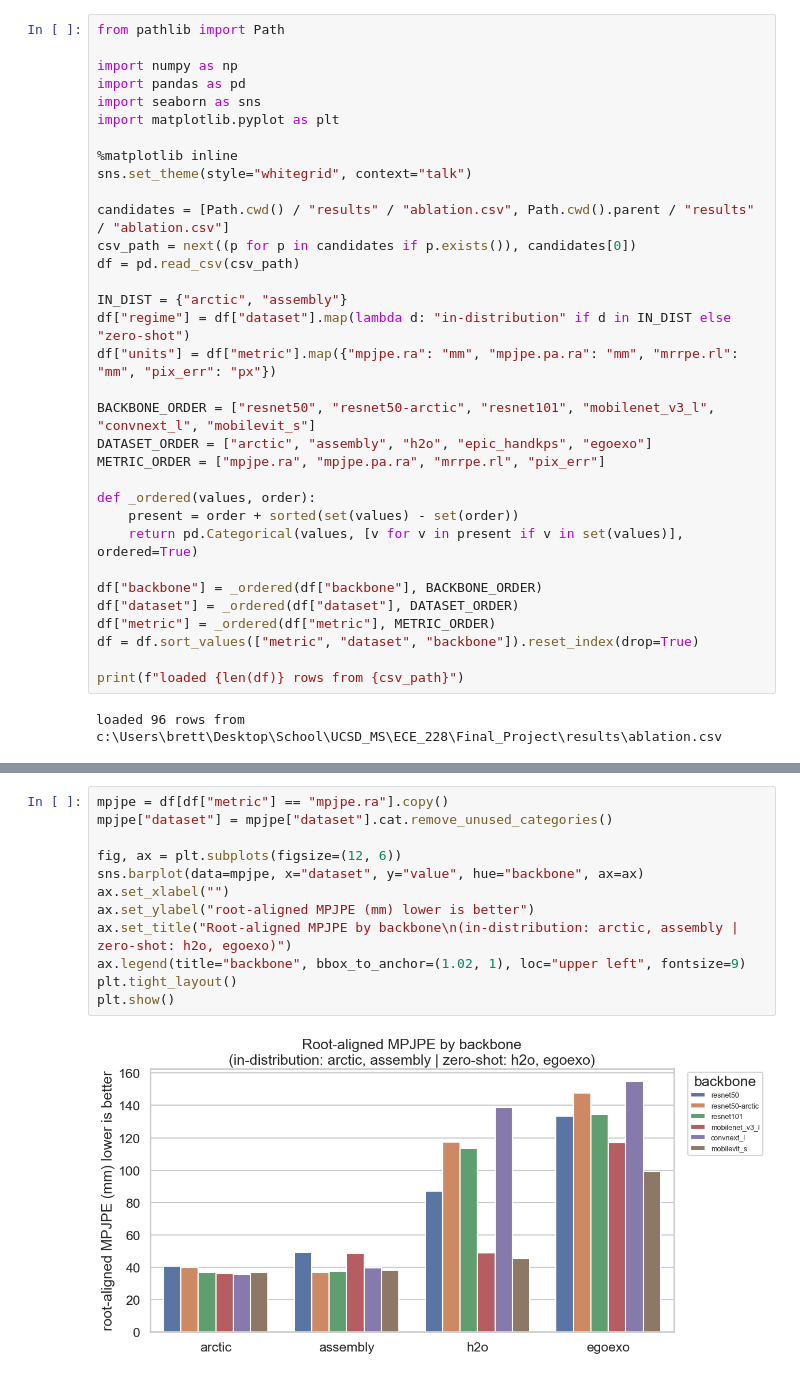
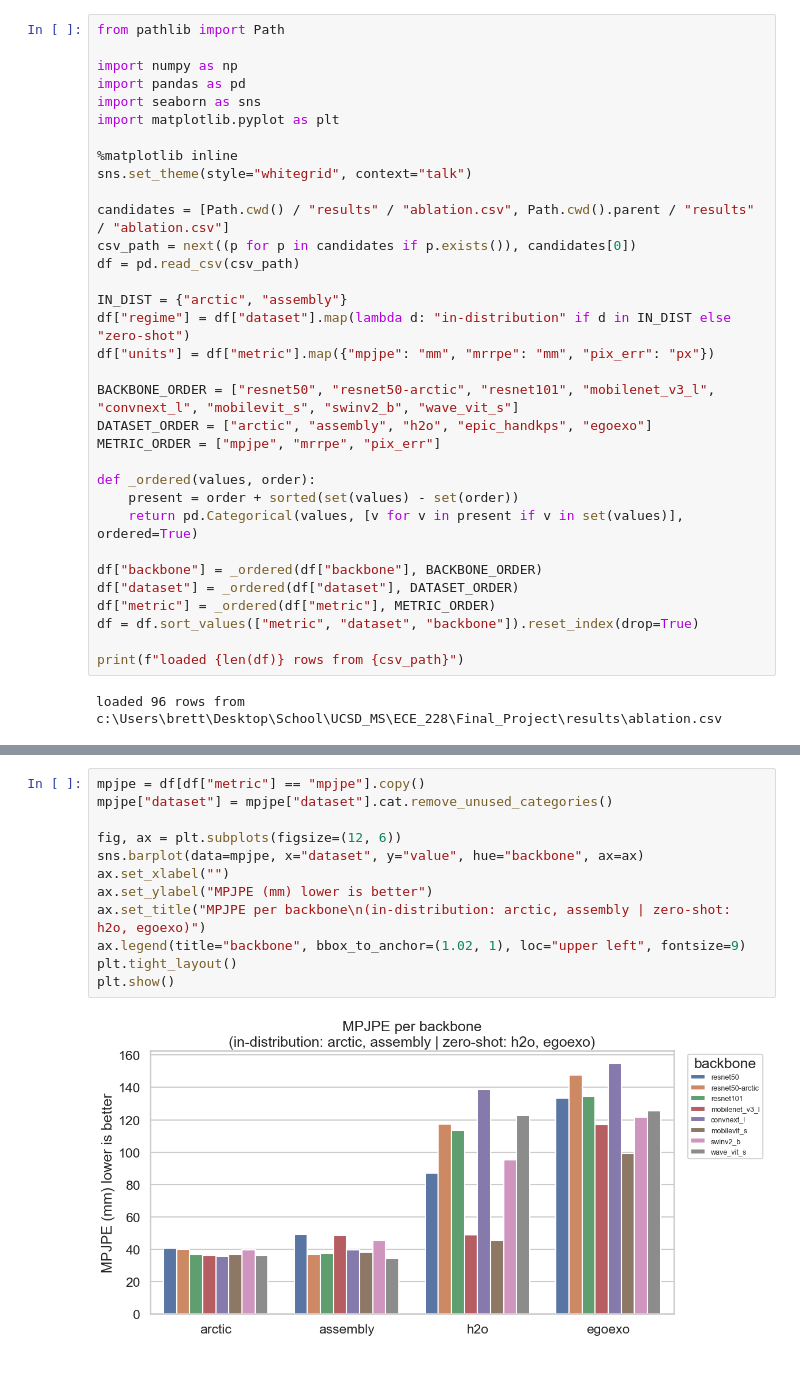
Before and after one commit to BJKin/Egocentric-3D-Hand-Pose-Estimation, a Jupyter notebook: notebooks/ablation.ipynb, the cells around one changed output, grey strips where cells are left out. Drawn from its saved outputs; the diff is of its cells as text.

```diff
--- a/notebooks/ablation.ipynb
+++ b/notebooks/ablation.ipynb
@@ -72,11 +68,11 @@ df = pd.read_csv(csv_path)
 
 IN_DIST = {"arctic", "assembly"}
 df["regime"] = df["dataset"].map(lambda d: "in-distribution" if d in IN_DIST else "zero-shot")
-df["units"] = df["metric"].map({"mpjpe.ra": "mm", "mpjpe.pa.ra": "mm", "mrrpe.rl": "mm", "pix_err": "px"})
+df["units"] = df["metric"].map({"mpjpe": "mm", "mrrpe": "mm", "pix_err": "px"})
 
-BACKBONE_ORDER = ["resnet50", "resnet50-arctic", "resnet101", "mobilenet_v3_l", "convnext_l", "mobilevit_s"]
+BACKBONE_ORDER = ["resnet50", "resnet50-arctic", "resnet101", "mobilenet_v3_l", "convnext_l", "mobilevit_s", "swinv2_b", "wave_vit_s"]
 DATASET_ORDER = ["arctic", "assembly", "h2o", "epic_handkps", "egoexo"]
-METRIC_ORDER = ["mpjpe.ra", "mpjpe.pa.ra", "mrrpe.rl", "pix_err"]
+METRIC_ORDER = ["mpjpe", "mrrpe", "pix_err"]
 
 def _ordered(values, order):
     present = order + sorted(set(values) - set(order))
@@ -125,15 +113,15 @@ Root-aligned MPJPE (mm) per backbone. This is the accuracy number that transfers
 # %%
-mpjpe = df[df["metric"] == "mpjpe.ra"].copy()
+mpjpe = df[df["metric"] == "mpjpe"].copy()
 mpjpe["dataset"] = mpjpe["dataset"].cat.remove_unused_categories()
 
 fig, ax = plt.subplots(figsize=(12, 6))
 sns.barplot(data=mpjpe, x="dataset", y="value", hue="backbone", ax=ax)
 ax.set_xlabel("")
-ax.set_ylabel("root-aligned MPJPE (mm) lower is better")
-ax.set_title("Root-aligned MPJPE by backbone\n(in-distribution: arctic, assembly | zero-shot: h2o, egoexo)")
+ax.set_ylabel("MPJPE (mm) lower is better")
+ax.set_title("MPJPE per backbone\n(in-distribution: arctic, assembly | zero-shot: h2o, egoexo)")
 ax.legend(title="backbone", bbox_to_anchor=(1.02, 1), loc="upper left", fontsize=9)
 plt.tight_layout()
 plt.show()
 # %% [output]
-[figure, old version]
+[figure, new version]
 # %% [markdown]
```
Also changed, not shown: parts of 9 cells of this notebook, 11 other files.
